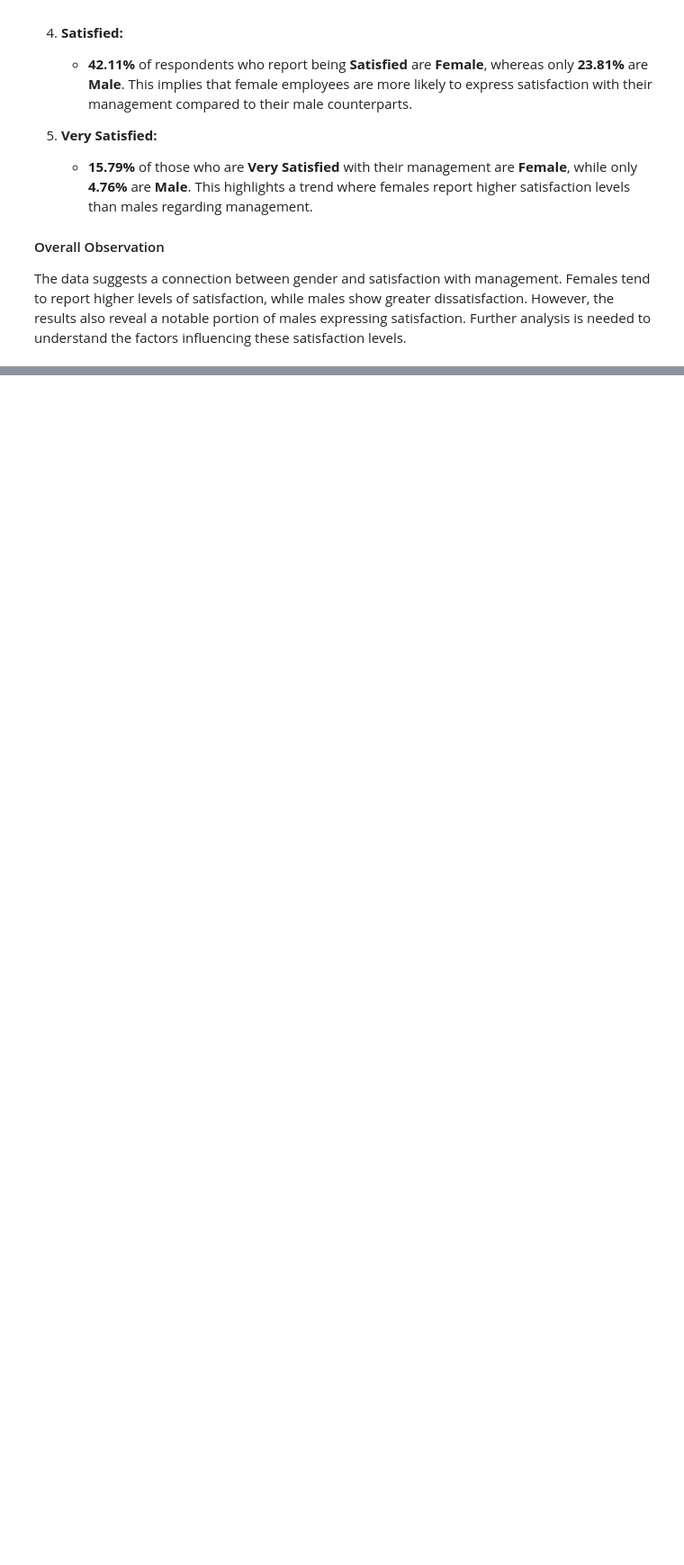
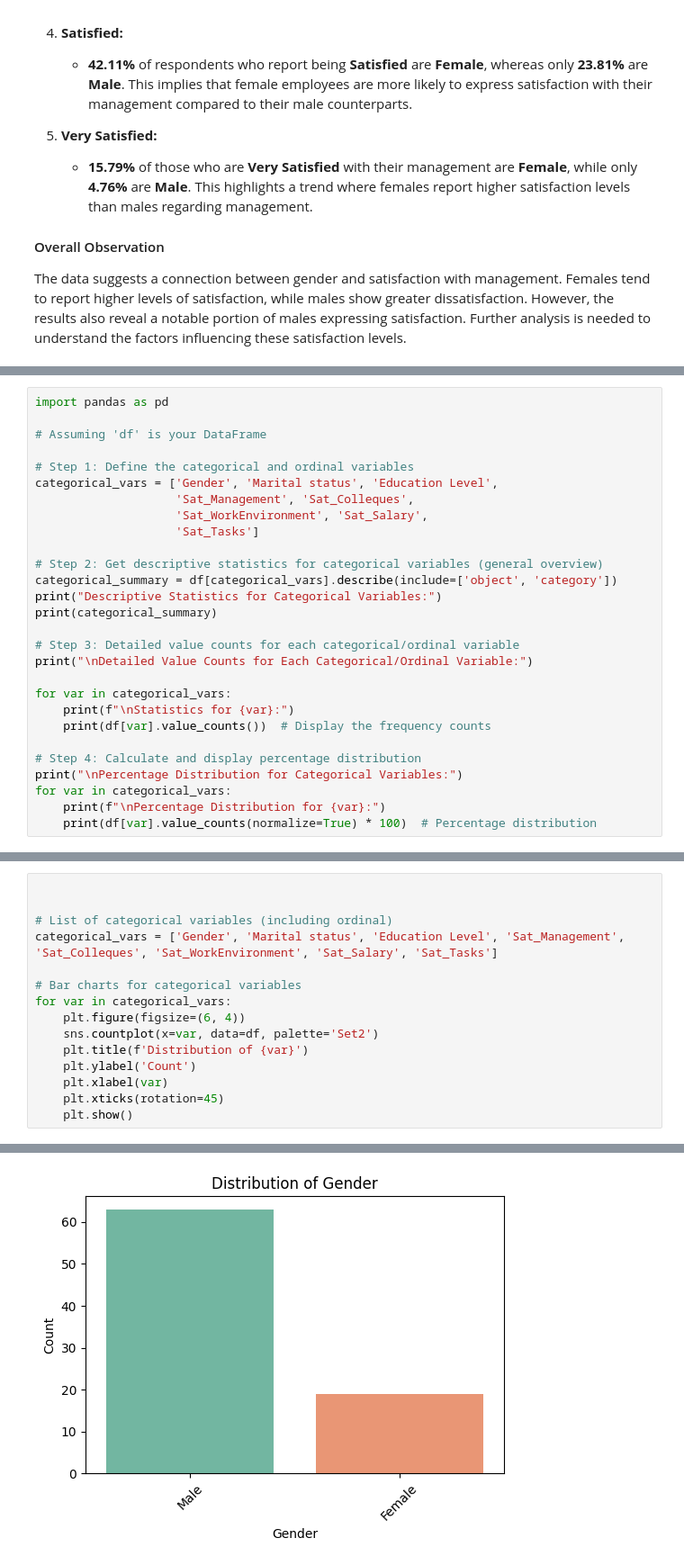
Before and after one commit to yayomithakshila/Data-Processing-with-Python-Project, a Jupyter notebook: Analyzing_WorkPlaceSatisfactionSurveyData.ipynb, the cells around one changed output, grey strips where cells are left out. Shown: that part at 90% size. Drawn from its saved outputs; the diff is of its cells as text; blank space fills up the shorter version.

```diff
--- a/Analyzing_WorkPlaceSatisfactionSurveyData.ipynb
+++ b/Analyzing_WorkPlaceSatisfactionSurveyData.ipynb
@@ -626,0 +756,28 @@ Not Single      50.0  100.0  50.0  50.0    0.0
+# %%
+import pandas as pd
+
+# Assuming 'df' is your DataFrame
+
+# Step 1: Define the categorical and ordinal variables
+categorical_vars = ['Gender', 'Marital status', 'Education Level',
+                    'Sat_Management', 'Sat_Colleques',
+                    'Sat_WorkEnvironment', 'Sat_Salary',
+                    'Sat_Tasks']
+
+# Step 2: Get descriptive statistics for categorical variables (general overview)
+categorical_summary = df[categorical_vars].describe(include=['object', 'category'])
+print("Descriptive Statistics for Categorical Variables:")
+print(categorical_summary)
+
+# Step 3: Detailed value counts for each categorical/ordinal variable
+print("\nDetailed Value Counts for Each Categorical/Ordinal Variable:")
+
+for var in categorical_vars:
+    print(f"\nStatistics for {var}:")
+    print(df[var].value_counts())  # Display the frequency counts
+
+# Step 4: Calculate and display percentage distribution
+print("\nPercentage Distribution for Categorical Variables:")
+for var in categorical_vars:
+    print(f"\nPercentage Distribution for {var}:")
+    print(df[var].value_counts(normalize=True) * 100)  # Percentage distribution
@@ -626,0 +802,16 @@ Not Single      50.0  100.0  50.0  50.0    0.0
+# %%
+
+
+# List of categorical variables (including ordinal)
+categorical_vars = ['Gender', 'Marital status', 'Education Level', 'Sat_Management', 'Sat_Colleques', 'Sat_WorkEnvironment', 'Sat_Salary', 'Sat_Tasks']
+
+# Bar charts for categorical variables
+for var in categorical_vars:
+    plt.figure(figsize=(6, 4))
+    sns.countplot(x=var, data=df, palette='Set2')
+    plt.title(f'Distribution of {var}')
+    plt.ylabel('Count')
+    plt.xlabel(var)
+    plt.xticks(rotation=45)
+    plt.show()
+# %% [output]
@@ -626,0 +821 @@ Not Single      50.0  100.0  50.0  50.0    0.0
+[figure, added]
```
Also changed, not shown: parts of 11 cells of this notebook.
